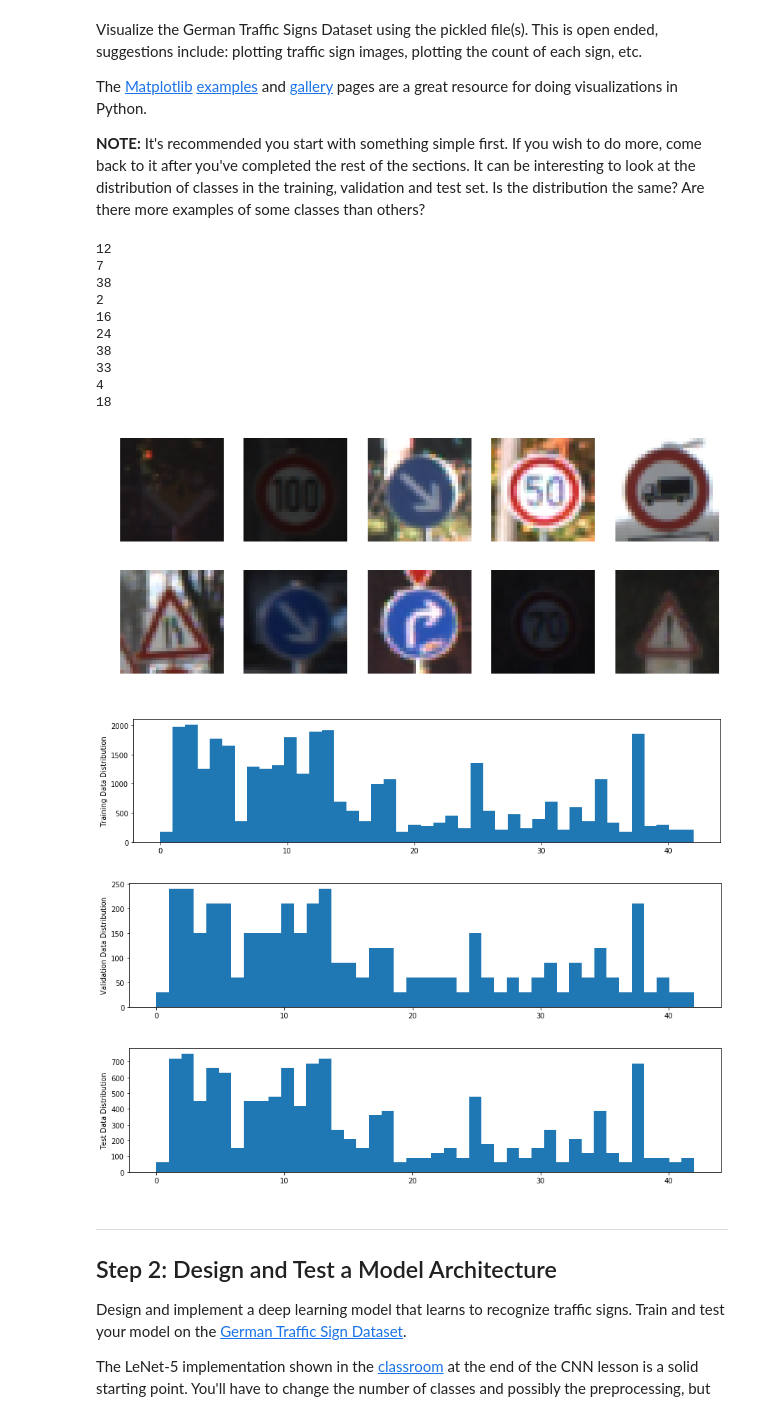
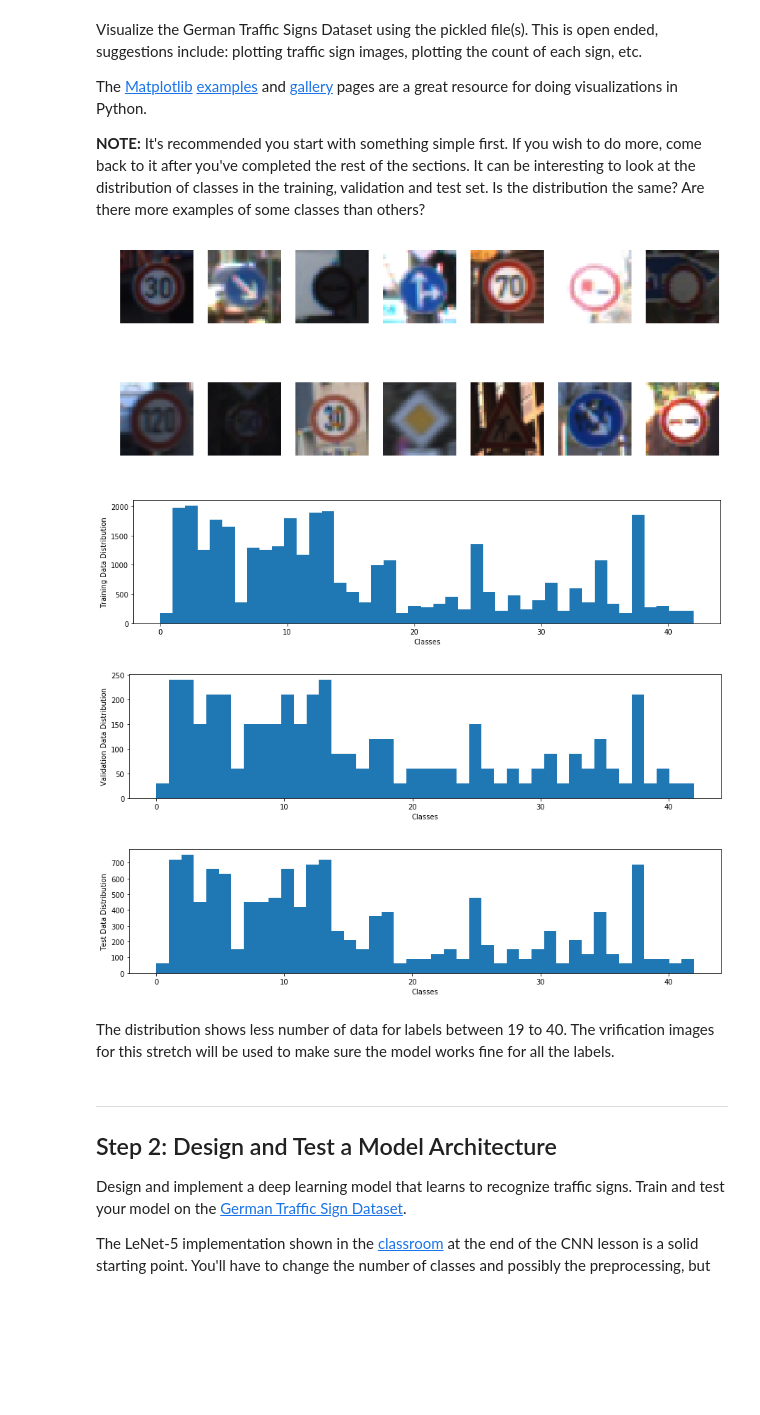
Before and after one commit to HIzadi1/CarND---Project-2-Traffic-Sign-Classifier, a Jupyter notebook: Traffic_Sign_Classifier.ipynb, the cells around one changed output. Saved outputs shown, nothing was run; the diff lists cells and outputs as text; code cells hidden in the pictures; blank space fills up the shorter version.

```diff
--- a/Traffic_Sign_Classifier.ipynb
+++ b/Traffic_Sign_Classifier.ipynb
@@ -69,7 +73,7 @@ Complete the basic data summary below. Use python, numpy and/or pandas methods t
 n_train = y_train.shape[0]
 
 # TODO: Number of validation examples
-n_validation = y_valid.shape[0]
+n_valid = y_valid.shape[0]
 
 # TODO: Number of testing examples.
 n_test = y_test.shape[0]
@@ -78,11 +82,15 @@ n_test = y_test.shape[0]
 image_shape = X_test[0].shape
 
 # TODO: How many unique classes/labels there are in the dataset.
-n_classes = 43 #%%%%%%%%%
+classes = []
+for x in y_valid:
+    if x not in classes:
+        classes.append(x)
+n_classes = len(classes)
 
-print("Number of training examples =", n_train)
-print("Number of validation examples =", n_validation)
-print("Number of testing examples =", n_test)
-print("Image data shape =", image_shape)
+total = n_train + n_valid + n_test
+print("Number of training examples = %5d(%2.2f"% (n_train,n_train/total*100),'%)')
+print("Number of validation examples = %5d(%2.2f"% (n_valid,n_valid/total*100),'%)')
+print("Number of testing examples = %5d(%2.2f"% (n_test,n_test/total*100),'%)')
 print("Number of classes =", n_classes)
 # %% [output]
@@ -103,60 +112,51 @@ The [Matplotlib](http://matplotlib.org/) [examples](http://matplotlib.org/exampl
 ### Data exploration visualization code goes here.
 ### Feel free to use as many code cells as needed.
 import matplotlib.pyplot as plt
-# Visualizations will be shown in the notebook.
 %matplotlib inline
 
 import random
 import numpy as np
 
 plt.figure(figsize=(12,5))
-for i in range (10):
-    plt.subplot(2, 5, i+1)
+for i in range (14):
+    plt.subplot(2, 7, i+1)
     index = random.randint(0, len(X_train))
     image = X_train[index]#.squeeze()
     plt.axis('off')
-    print(y_train[index])
+#   plt.set_title(str(y_train[index]))
     plt.imshow(image, cmap="gray")
-
 
 #print(y_train[index])
 
 ################
-#fig, axes = plt.subplots(nrows=1, ncols=3)
-#colors = ['red', 'tan', 'lime']
+#print('Data distribution:')
 plt.figure(figsize=(15, 11))
 plt.subplot(3,1,1)
-plt.hist(y_train, 43)
-#hist(x, n_bins, normed=1, histtype='bar', color=colors, label=colors)
+plt.hist(y_train, n_classes)
 plt.ylabel('Training Data Distribution')
+plt.xlabel('Classes')
 plt.show()
 
 plt.figure(figsize=(15, 11))
 plt.subplot(3,1,2)
-plt.hist(y_valid, 43)
+plt.hist(y_valid, n_classes)
 plt.ylabel('Validation Data Distribution')
+plt.xlabel('Classes')
 plt.show()
 
 plt.figure(figsize=(15, 11))
 plt.subplot(3,1,3)
-plt.hist(y_test, 43)
+plt.hist(y_test, n_classes)
 plt.ylabel('Test Data Distribution')
+plt.xlabel('Classes')
 plt.show()
 # %% [output]
-12
-7
-38
-2
-16
-24
-38
-33
-4
-18
-[figure, old version]
+[figure, new version]
-[figure, old version]
+[figure, new version]
-[figure, old version]
+[figure, new version]
-[figure, old version]
+[figure, new version]
+# %% [markdown]
+The distribution shows less number of data for labels between 19 to 40. The vrification images for this stretch will be used to make sure the model works fine for all the labels.
 # %% [markdown]
 ----
 
```
Also changed, not shown: parts of 41 cells of this notebook.
